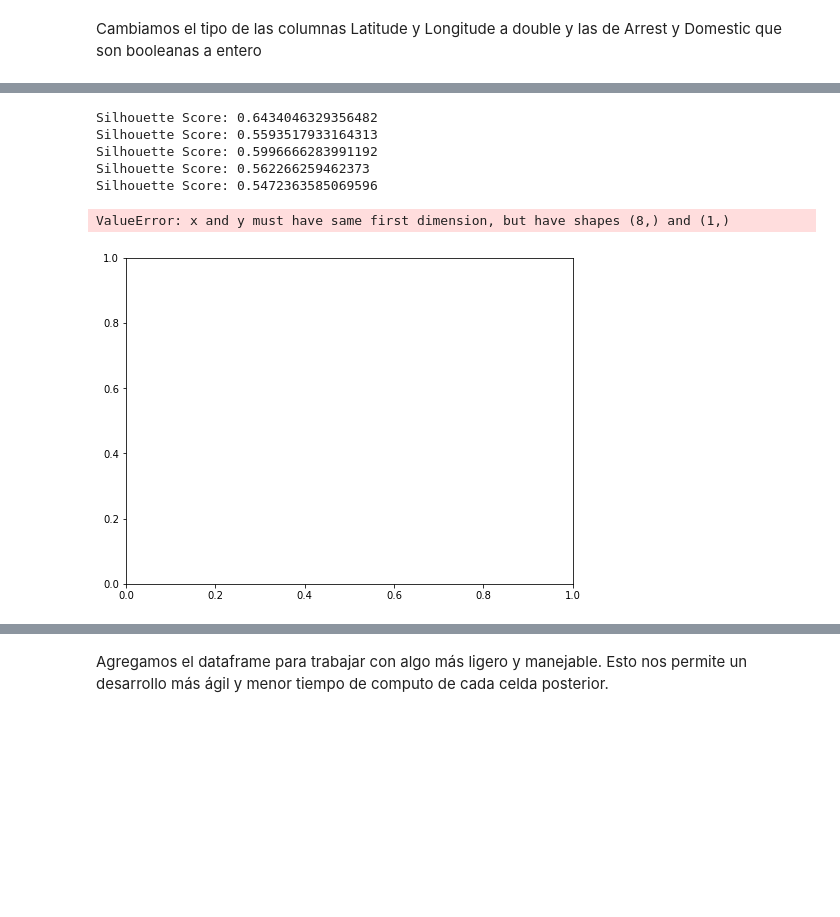
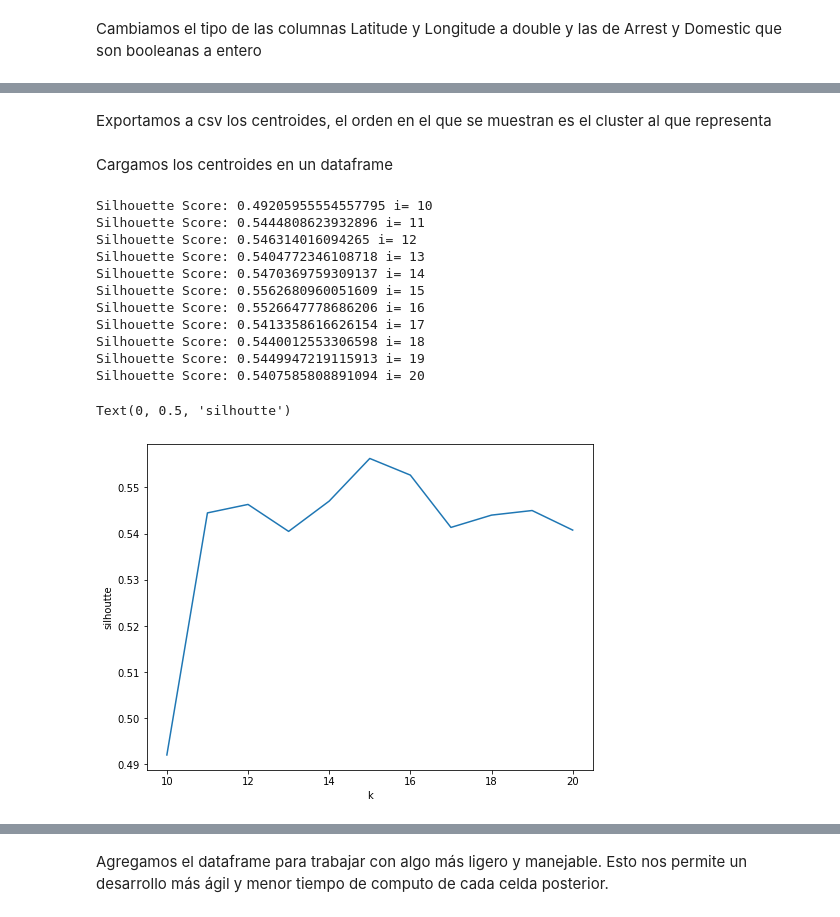
Before and after one commit to DarioEspinosaGarcia/Big_Data, a Jupyter notebook: Chicago.ipynb, the cells around one changed output, grey strips where cells are left out. Saved outputs shown, nothing was run; the diff lists cells and outputs as text; code cells hidden in the pictures; blank space fills up the shorter version.

```diff
--- a/Chicago.ipynb
+++ b/Chicago.ipynb
@@ -87,3 +105,8 @@ only showing top 10 rows
+# %%
+chicago_raw = chicago_raw.filter((chicago_raw['Latitude'] <= 42.221944) |
+                                    (chicago_raw['Longitude'] >= -87.967778) |
+                                    (chicago_raw['Latitude'] >= 41.541944) |
+                                    (chicago_raw['Longitude'] <= -87.287778))
 # %%
 chicago_raw.count()
 # %% [output]
@@ -97,6 +120,7 @@ chicago_raw = chicago_raw.withColumn("Arrest", chicago_raw["Arrest"].cast(types.
 chicago_raw = chicago_raw.withColumn("Domestic", chicago_raw["Domestic"].cast(types.BooleanType()))
 chicago_raw = chicago_raw.withColumn("Arrest", chicago_raw["Arrest"].cast(types.IntegerType()))
 chicago_raw = chicago_raw.withColumn("Domestic", chicago_raw["Domestic"].cast(types.IntegerType()))
+chicago_raw = chicago_raw.withColumn("District", chicago_raw["District"].cast(types.IntegerType()))
 chicago_raw.printSchema()
 # %% [output]
 root
@@ -191,0 +181,2 @@ Cluster Centers:
+# %% [markdown]
+Exportamos a csv los centroides, el orden en el que se muestran es el cluster al que representa
@@ -191,0 +189,2 @@ Cluster Centers:
+# %% [markdown]
+Cargamos los centroides en un dataframe
@@ -192,37 +197,48 @@ Cluster Centers:
 # %%
 #Tenemos que estudiar como se está calculando el evaluador, si es mejor bajo o alto y utilizar la distancia a Manhattan
 silhouette_score=[]
-evaluator = ClusteringEvaluator(predictionCol='prediction', featuresCol='standardized', metricName='silhouette',
-                                distanceMeasure='squaredEuclidean')
-
-for i in range(2,10):
-    KMeans_algo=KMeans(featuresCol='standardized', k=i)
-    #KMeans_algo=KMeans(featuresCol='standardized', k=2)
-
-    KMeans_fit=KMeans_algo.fit(data_scale_output)
-
-    output=KMeans_fit.transform(data_scale_output)
+evaluator = ClusteringEvaluator()
+prediction_max = None
+centroids_max = None
+score_max = 0
 
 
+for i in range(10,21):
+
+    KMeans_algo=KMeans(featuresCol='features', k=i)
+
+    KMeans_fit=KMeans_algo.fit(assembled_data)
+    output=KMeans_fit.transform(assembled_data)
 
     score=evaluator.evaluate(output)
 
     silhouette_score.append(score)
 
-    print("Silhouette Score:",score)
+    if(score > score_max):
+        prediction_max = output
+        centroids_max = KMeans_fit.clusterCenters()
+        score_max = score
+
+    print("Silhouette Score:",score,"i=",i)
 # %% [output]
-Silhouette Score: 0.6434046329356482
-Silhouette Score: 0.5593517933164313
-Silhouette Score: 0.5996666283991192
-Silhouette Score: 0.562266259462373
-Silhouette Score: 0.5472363585069596
+Silhouette Score: 0.49205955554557795 i= 10
+Silhouette Score: 0.5444808623932896 i= 11
+Silhouette Score: 0.546314016094265 i= 12
+Silhouette Score: 0.5404772346108718 i= 13
+Silhouette Score: 0.5470369759309137 i= 14
+Silhouette Score: 0.5562680960051609 i= 15
+Silhouette Score: 0.5526647778686206 i= 16
+Silhouette Score: 0.5413358616626154 i= 17
+Silhouette Score: 0.5440012553306598 i= 18
+Silhouette Score: 0.5449947219115913 i= 19
+Silhouette Score: 0.5407585808891094 i= 20
 # %%
 #Visualizing the silhouette scores in a plot
 
 fig, ax = plt.subplots(1,1, figsize =(8,6))
-ax.plot(range(2,10),silhouette_score)
+ax.plot(range(10,21),silhouette_score)
 ax.set_xlabel('k')
-ax.set_ylabel('cost')
+ax.set_ylabel('silhoutte')
 # %% [output]
-ValueError: x and y must have same first dimension, but have shapes (8,) and (1,)
+Text(0, 0.5, 'silhoutte')
-[figure, old version]
+[figure, new version]
```
Also changed, not shown: parts of 64 cells of this notebook, 1 other file.
